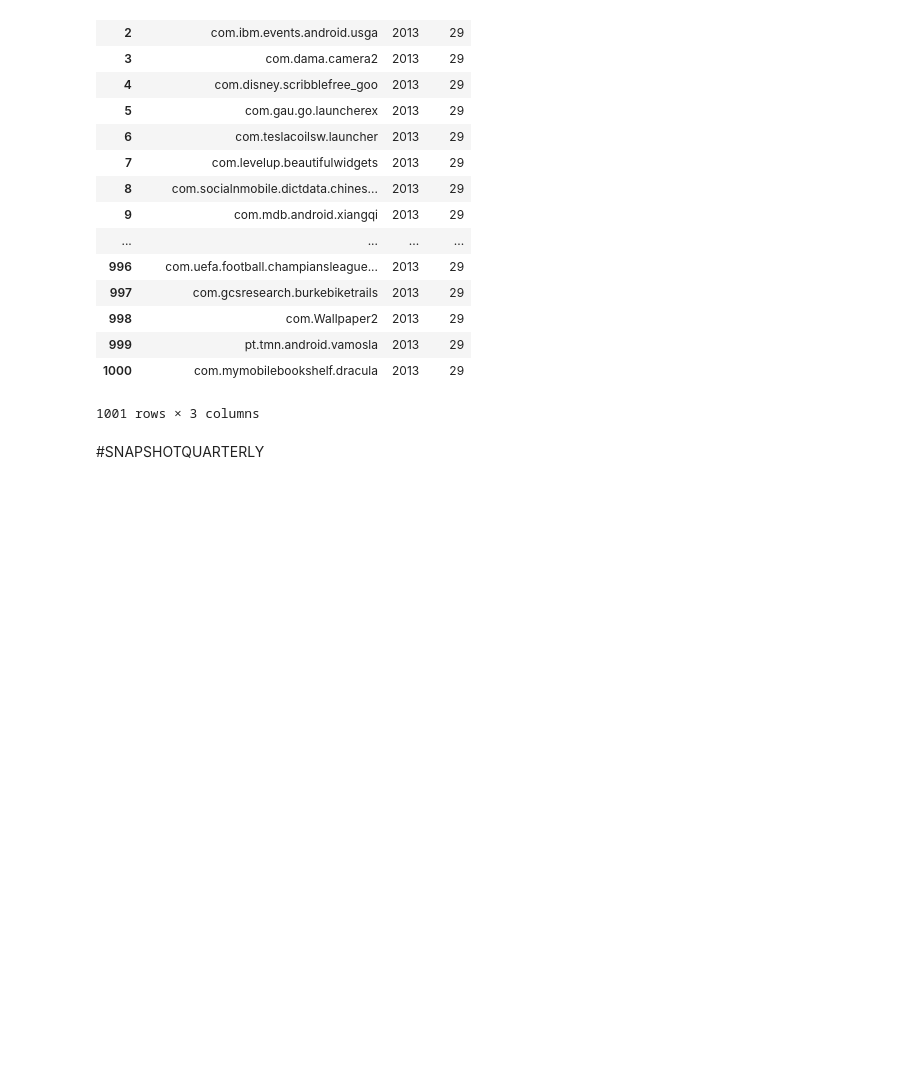
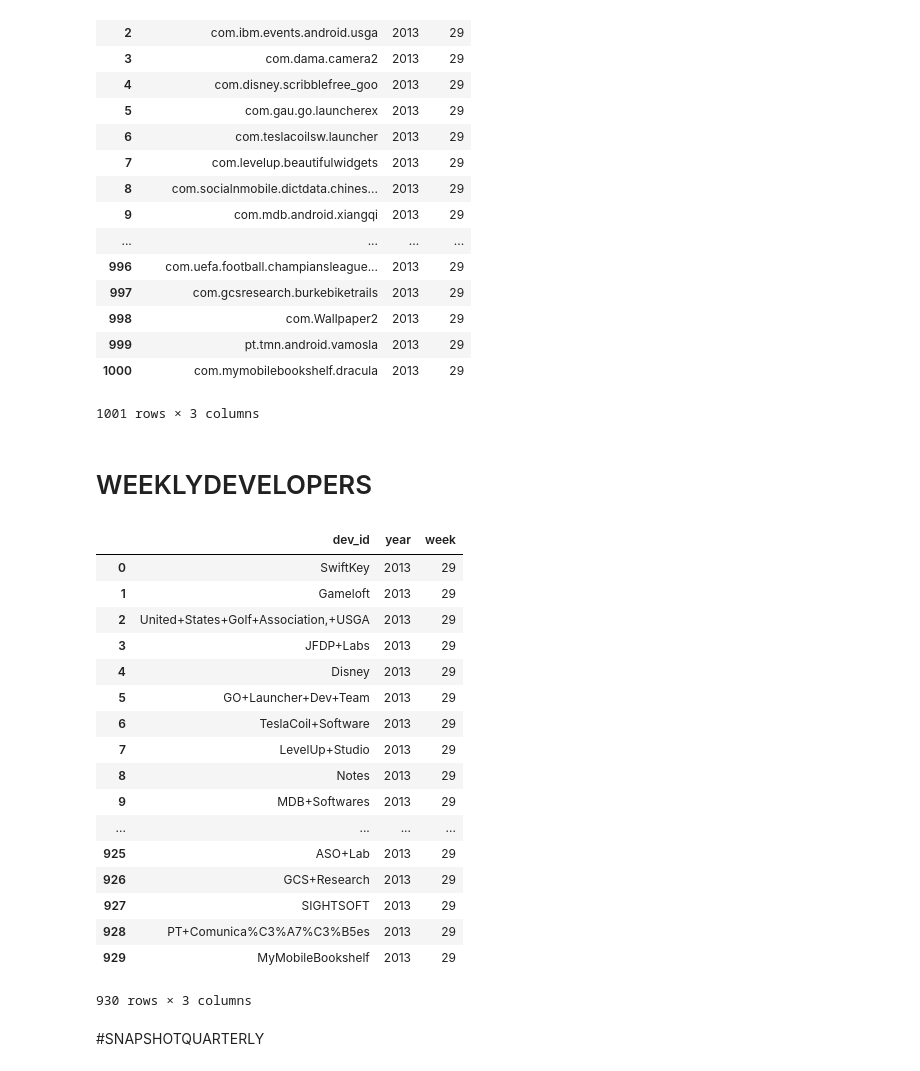
Before and after one commit to kushagrasharma/data_requests, a Jupyter notebook: Google Data Request.ipynb, the cells around one changed output. Saved outputs shown, nothing was run; the diff lists cells and outputs as text; code cells hidden in the pictures; blank space fills up the shorter version.

```diff
--- a/Google Data Request.ipynb
+++ b/Google Data Request.ipynb
@@ -1133,6 +1133,49 @@ df_debug
 | 999 | pt.tmn.android.vamosla | 2013 | 29 |
 | 1000 | com.mymobilebookshelf.dracula | 2013 | 29 |
 1001 rows × 3 columns
+# %% [markdown]
+# WEEKLYDEVELOPERS
+# %%
+@require(iter_json_gzip,gzip,datetime,re,csv)
+def WEEKLYDEVELOPERS(file_in,out_base,compress=1):
+    headers = ['dev_id', 'year', 'week'] # list of column names
+    out_filename = out_base.format('WEEKLYDEVELOPERS')
+    running = {}
+    with gzip.open(out_filename,'wt',compress) as out_file:
+        csv_writer = csv.writer(out_file)
+        csv_writer.writerow(headers)
+        for json in iter_json_gzip(file_in):
+            date = (str(datetime.date.fromtimestamp(json.get('timestamp','')).year), str(datetime.date.fromtimestamp(json.get('timestamp','')).isocalendar()[1]))
+            if isinstance(date,tuple):
+                if running.get(json['developer_id'],'')!=date and len(date)>0:
+                    running[json['developer_id']] = date
+                    obs = [json['developer_id'], date[0], date[1]]
+                    csv_writer.writerow(obs)
+    return out_filename
+# %%
+df_debug = None
+if DEBUG:
+    df_debug = read_csv(WEEKLYDEVELOPERS(RAW_FILE,OUT_BASE,COMPRESS_LEVEL),compression='gzip',header=0)
+df_debug
+# %% [output]
+|  | dev_id | year | week |
+| 0 | SwiftKey | 2013 | 29 |
+| 1 | Gameloft | 2013 | 29 |
+| 2 | United+States+Golf+Association,+USGA | 2013 | 29 |
+| 3 | JFDP+Labs | 2013 | 29 |
+| 4 | Disney | 2013 | 29 |
+| 5 | GO+Launcher+Dev+Team | 2013 | 29 |
+| 6 | TeslaCoil+Software | 2013 | 29 |
+| 7 | LevelUp+Studio | 2013 | 29 |
+| 8 | Notes | 2013 | 29 |
+| 9 | MDB+Softwares | 2013 | 29 |
+| ... | ... | ... | ... |
+| 925 | ASO+Lab | 2013 | 29 |
+| 926 | GCS+Research | 2013 | 29 |
+| 927 | SIGHTSOFT | 2013 | 29 |
+| 928 | PT+Comunica%C3%A7%C3%B5es | 2013 | 29 |
+| 929 | MyMobileBookshelf | 2013 | 29 |
+930 rows × 3 columns
 # %% [markdown]
 #SNAPSHOTQUARTERLY
 # %%
```
Also changed, not shown: parts of 1 cell of this notebook, 1 other file.
